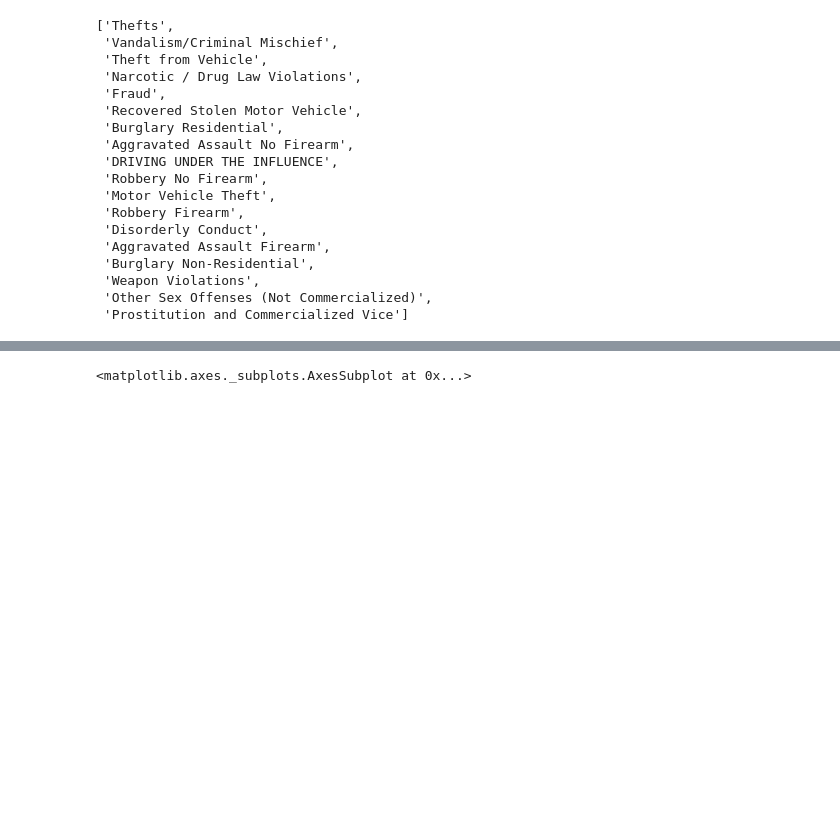
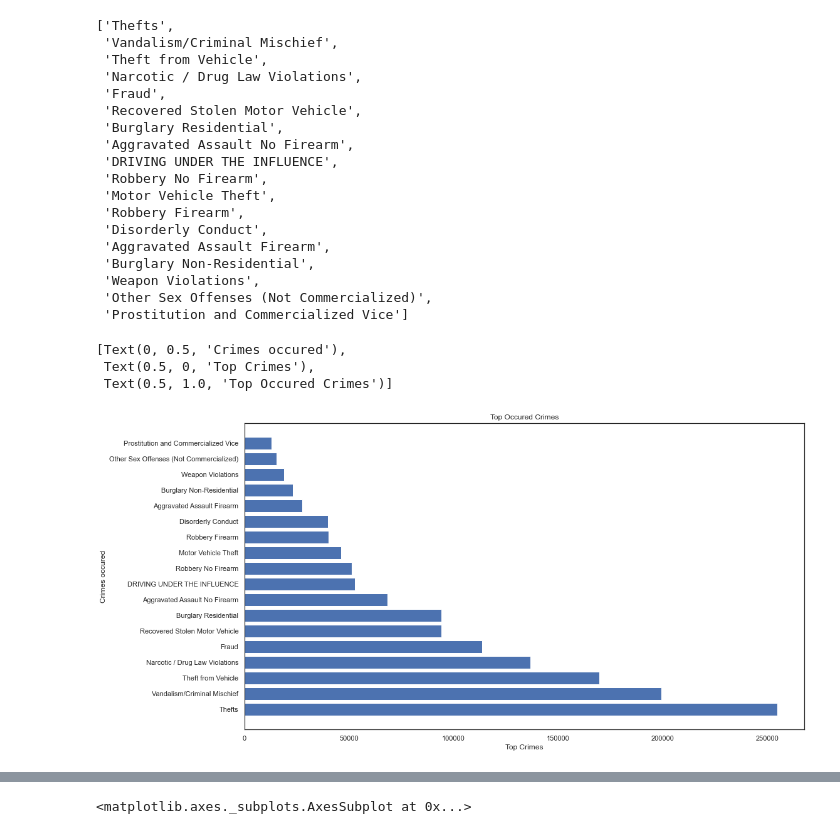
Before and after one commit to hongson6/Crime-in-Philadelphia, a Jupyter notebook: Crime/crimeDataAnalysis.ipynb, the cells around one changed output, grey strips where cells are left out. Drawn from its saved outputs; the diff is of its cells as text; code cells hidden in the pictures; blank space fills up the shorter version.

```diff
--- a/Crime/crimeDataAnalysis.ipynb
+++ b/Crime/crimeDataAnalysis.ipynb
@@ -202,7 +248,7 @@ topCrimes
 # %%
 #Displaying a list of top occured crimes
 
-topCrimesList = topCrimes.Text_General_Code.to_list()[2:20]
+topCrimesList, topCrimeData = topCrimes.Text_General_Code.to_list()[2:20], topCrimes.events.to_list()[2:20]
 topCrimesList
 # %% [output]
 ['Thefts',
@@ -223,6 +269,20 @@ topCrimesList
  'Weapon Violations',
  'Other Sex Offenses (Not Commercialized)',
  'Prostitution and Commercialized Vice']
+# %%
+# Q1: What are the top 10 crimes over the 10 year period ?
+
+#Plotting a graph to visualize each crime occured each day over last 10 years
+
+fig, ax = plt.subplots(figsize=(16, 9))
+ax.barh(topCrimesList, topCrimeData)
+ax.set(xlabel='Top Crimes', ylabel='Crimes occured',
+       title='Top Occured Crimes')
+# %% [output]
+[Text(0, 0.5, 'Crimes occured'),
+ Text(0.5, 0, 'Top Crimes'),
+ Text(0.5, 1.0, 'Top Occured Crimes')]
+[figure, added]
 # %%
 #Updating the data to only have the top occured crime to do some analysis
 
```
Also changed, not shown: parts of 4 cells of this notebook.
